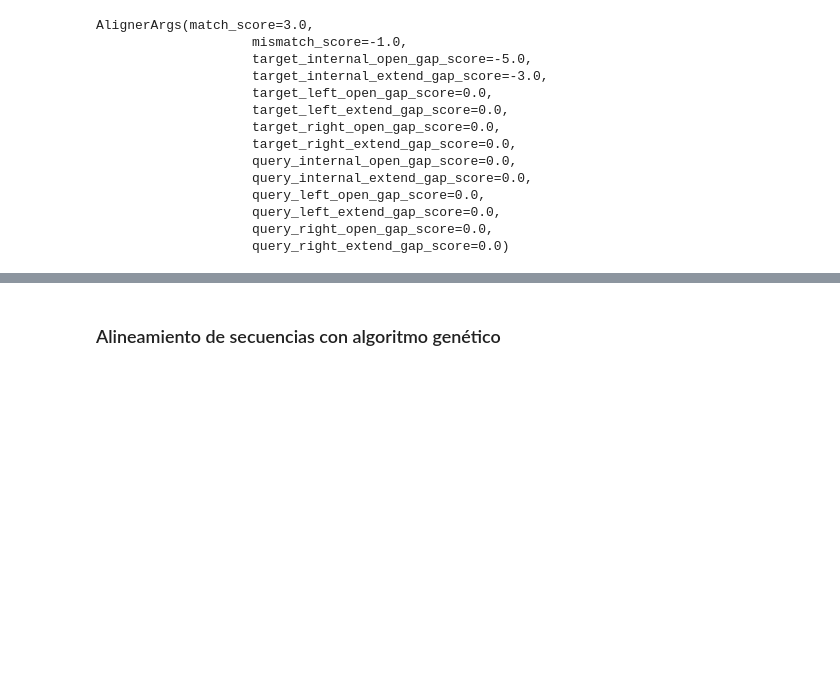
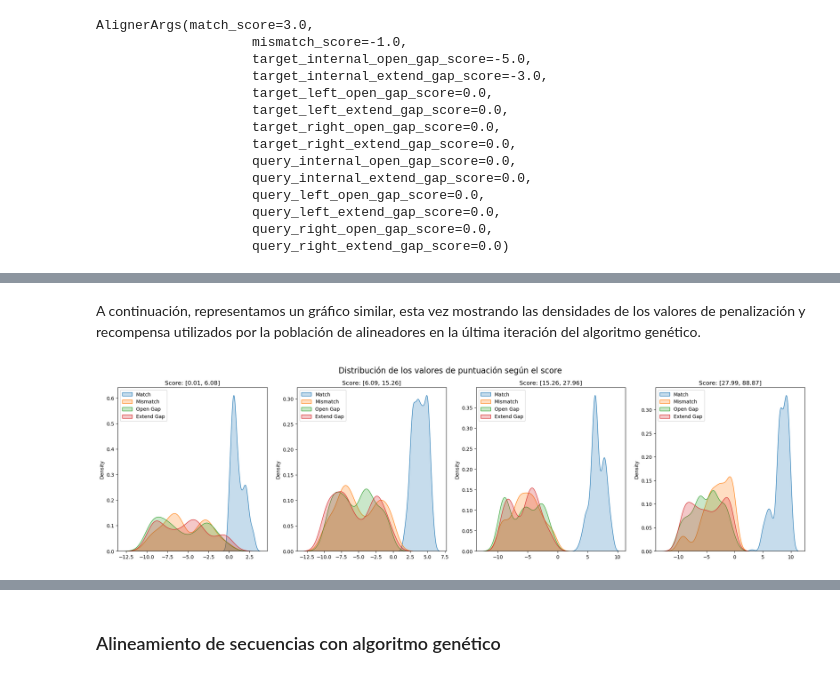
Before and after one commit to deepamino/pr2, a Jupyter notebook: Ejercicio.ipynb, the cells around one changed output, grey strips where cells are left out. Drawn from its saved outputs; the diff is of its cells as text; code cells hidden in the pictures; blank space fills up the shorter version.

```diff
--- a/Ejercicio.ipynb
+++ b/Ejercicio.ipynb
@@ -60,0 +250,43 @@ def get_matches(alignment):
+# %% [markdown]
+A continuación, representamos un gráfico similar, esta vez mostrando las densidades de los valores de penalización y recompensa utilizados por la población de alineadores en la última iteración del algoritmo genético.
+# %%
+def plot_values(q_scores, q_match_scores, q_mismatch_scores, q_open_gap_scores, q_extend_gap_scores):
+    fig, axs = plt.subplots(1, 4, figsize=(25,6))
+
+    sns.kdeplot(q_match_scores[0], ax=axs[0], label="Q1", fill=True)
+    sns.kdeplot(q_mismatch_scores[0], ax=axs[0], label="Q1", fill=True)
+    sns.kdeplot(q_open_gap_scores[0], ax=axs[0], label="Q1", fill=True)
+    sns.kdeplot(q_extend_gap_scores[0], ax=axs[0], label="Q1", fill=True)
+
+    sns.kdeplot(q_match_scores[1], ax=axs[1], label="Q2", fill=True)
+    sns.kdeplot(q_mismatch_scores[1], ax=axs[1], label="Q2", fill=True)
+    sns.kdeplot(q_open_gap_scores[1], ax=axs[1], label="Q2", fill=True)
+    sns.kdeplot(q_extend_gap_scores[1], ax=axs[1], label="Q2", fill=True)
+
+    sns.kdeplot(q_match_scores[2], ax=axs[2], label="Q3", fill=True)
+    sns.kdeplot(q_mismatch_scores[2], ax=axs[2], label="Q3", fill=True)
+    sns.kdeplot(q_open_gap_scores[2], ax=axs[2], label="Q3", fill=True)
+    sns.kdeplot(q_extend_gap_scores[2], ax=axs[2], label="Q3", fill=True)
+
+    sns.kdeplot(q_match_scores[3], ax=axs[3], label="Q4", fill=True)
+    sns.kdeplot(q_mismatch_scores[3], ax=axs[3], label="Q4", fill=True)
+    sns.kdeplot(q_open_gap_scores[3], ax=axs[3], label="Q4", fill=True)
+    sns.kdeplot(q_extend_gap_scores[3], ax=axs[3], label="Q4", fill=True)
+
+    axs[0].set_title(f"Score: [{round(min(q_scores[0]), 2)}, {round(max(q_scores[0]), 2)}]")
+    axs[1].set_title(f"Score: [{round(min(q_scores[1]), 2)}, {round(max(q_scores[1]), 2)}]")
+    axs[2].set_title(f"Score: [{round(min(q_scores[2]), 2)}, {round(max(q_scores[2]), 2)}]")
+    axs[3].set_title(f"Score: [{round(min(q_scores[3]), 2)}, {round(max(q_scores[3]), 2)}]")
+
+    axs[0].legend(["Match", "Mismatch", "Open Gap", "Extend Gap"], loc="upper left")
+    axs[1].legend(["Match", "Mismatch", "Open Gap", "Extend Gap"], loc="upper left")
+    axs[2].legend(["Match", "Mismatch", "Open Gap", "Extend Gap"], loc="upper left")
+    axs[3].legend(["Match", "Mismatch", "Open Gap", "Extend Gap"], loc="upper left")
+
+    plt.suptitle("Distribución de los valores de puntuación según el score", fontsize=16)
+
+    plt.show()
+
+plot_values(q_scores, q_match_scores, q_mismatch_scores, q_open_gap_scores, q_extend_gap_scores)
+# %% [output]
+[figure, added]
```
Also changed, not shown: parts of 115 cells of this notebook, 3 other files.
